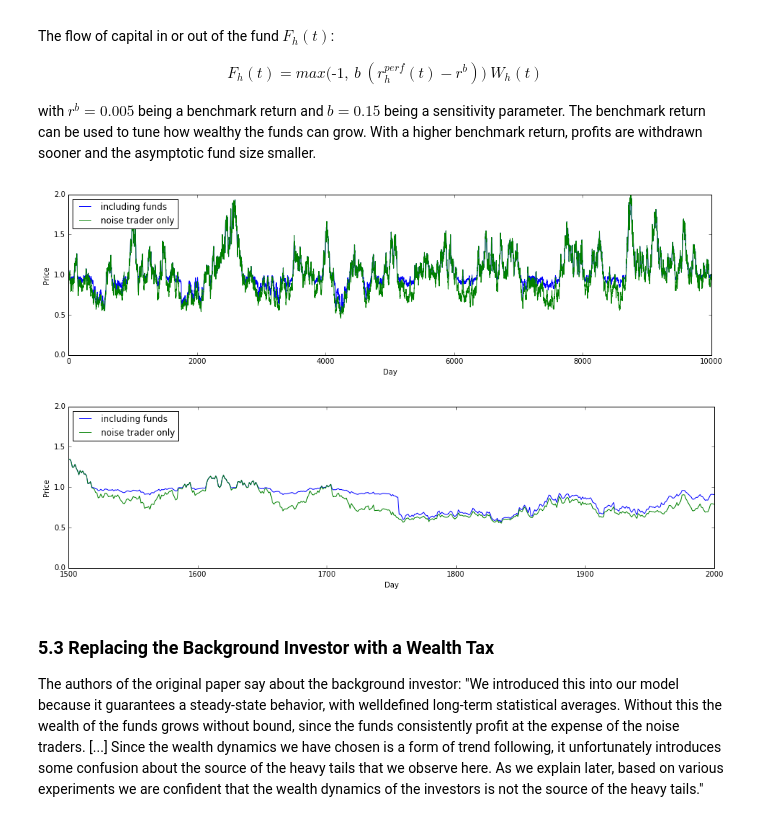
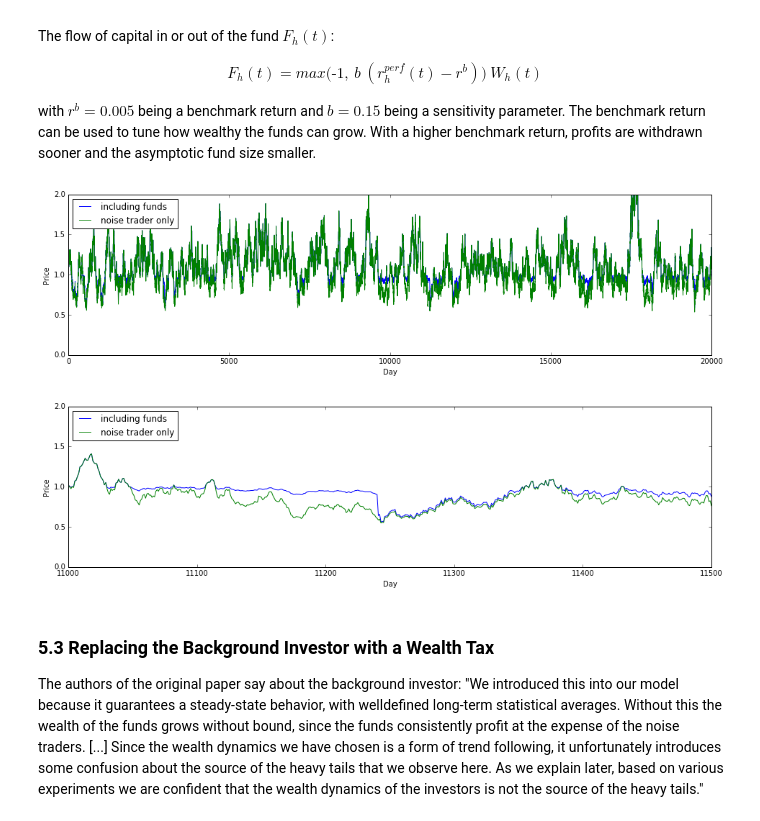
Before and after one commit to davidrpugh/sfi-complexity-mooc, a Jupyter notebook: notebooks/mathematical finance - leverage.ipynb, the cells around one changed output. Cells and saved outputs as stored; diff of their text form; code cells hidden in the pictures.

```diff
--- a/notebooks/mathematical finance - leverage.ipynb
+++ b/notebooks/mathematical finance - leverage.ipynb
@@ -300,12 +300,12 @@ class DynamicFund(Fund):
             inflow = self.sensitivity*(perf - self.benchmarkPerformance)*wealth
             self.cash += max(inflow, -wealth)
 # %%
-rebalanceResult = simulate(10000, DynamicFund)
+rebalanceResult = simulate(20000, DynamicFund)
 plotResult(rebalanceResult)
-plotResult(rebalanceResult, 1500, 2000)
+plotResult(rebalanceResult, 11000, 11500)
 # %% [output]
-[figure, old version]
+[figure, new version]
-[figure, old version]
+[figure, new version]
 # %% [markdown]
 <h3> 5.3 Replacing the Background Investor with a Wealth Tax </h3>
 
```
Also changed, not shown: parts of 5 cells of this notebook.
